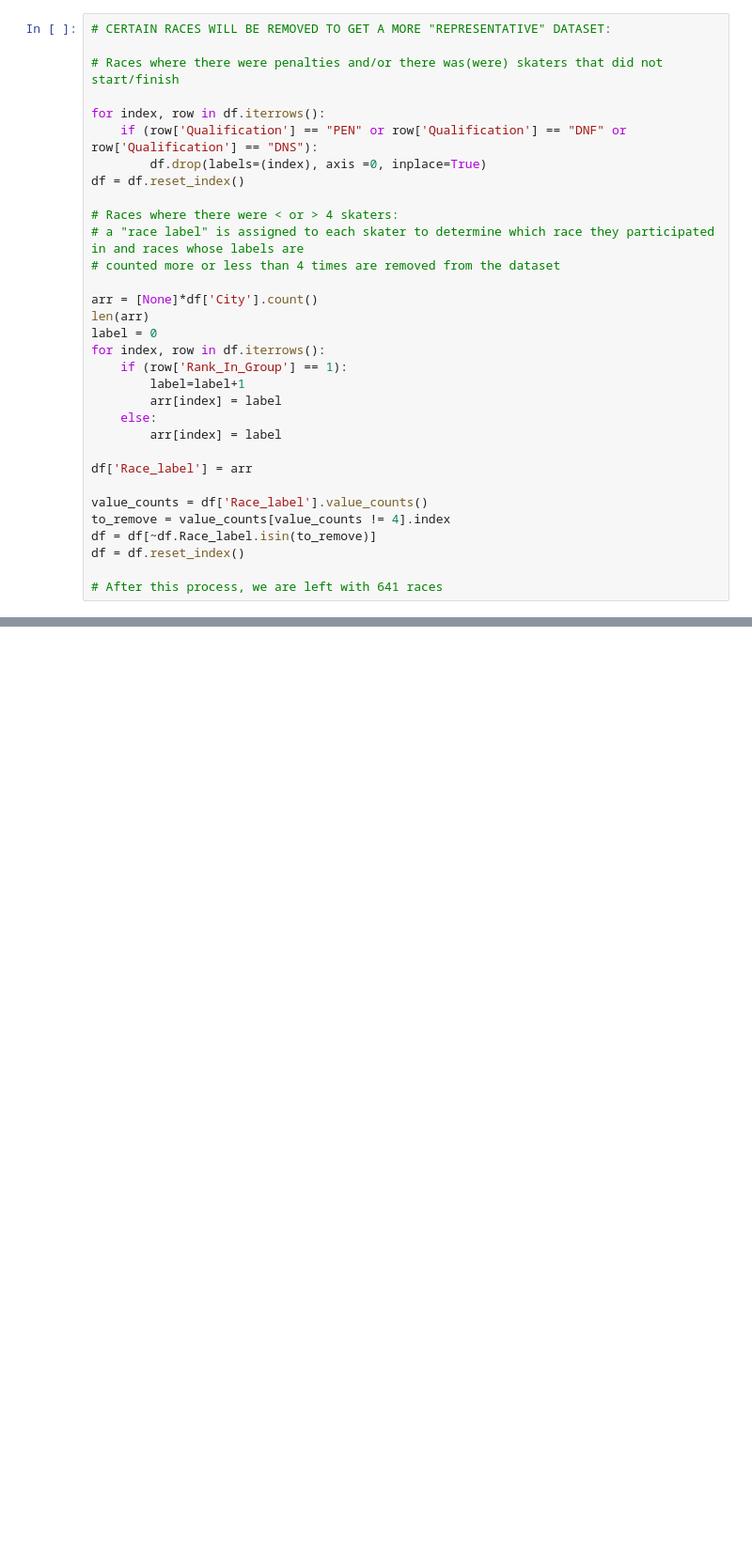
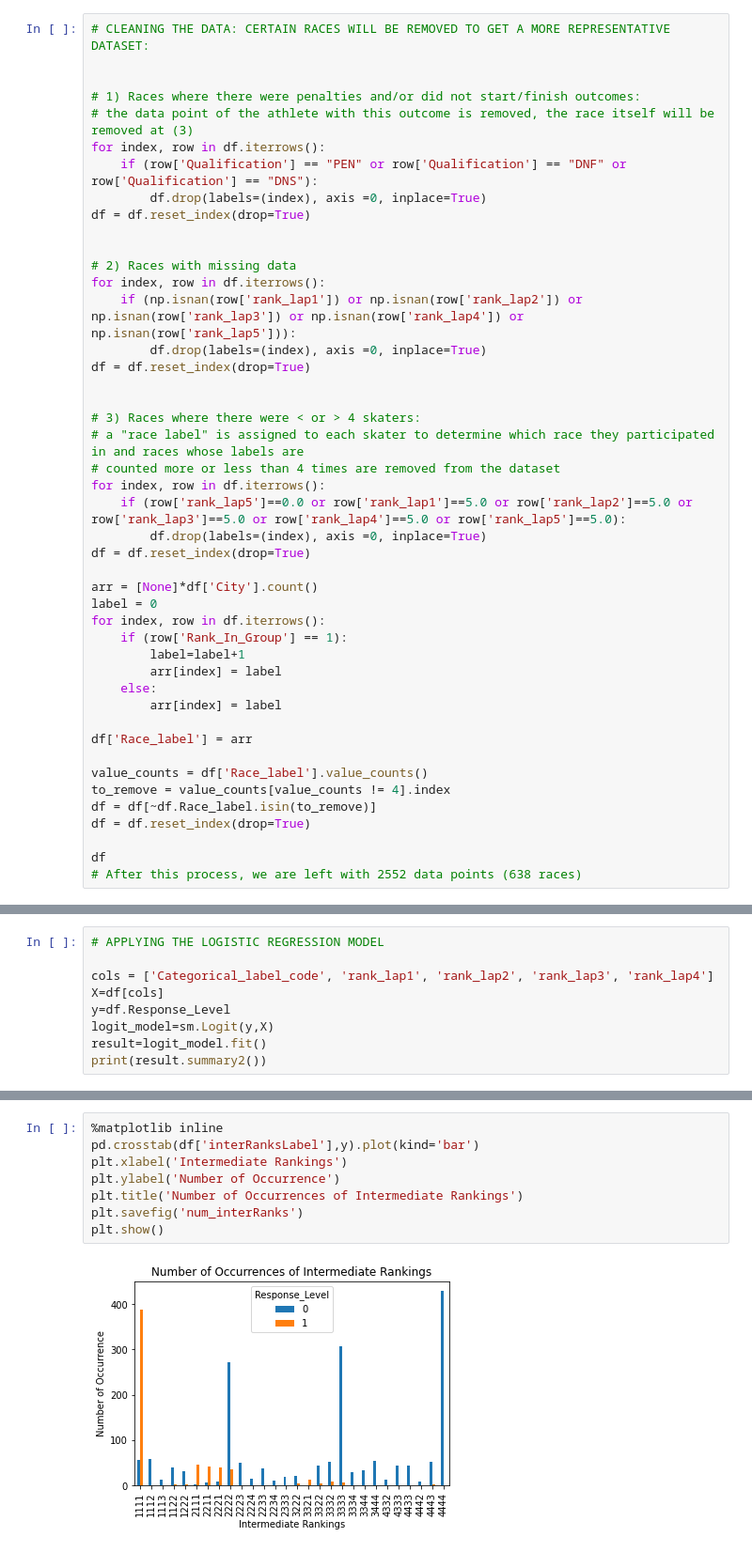
Before and after one commit to v-razon/Speed-Skating, a Jupyter notebook: Python code.ipynb, the cells around one changed output, grey strips where cells are left out. Shown at 94% size. Cells and saved outputs as stored; diff of their text form; blank space fills up the shorter version.

```diff
--- a/Python code.ipynb
+++ b/Python code.ipynb
@@ -37,21 +39,33 @@ df
 | 4266 | 2015/2016 | World Cup | Dordrecht | NED | 2016 | 2 | 12 | 500m | FinalB | 3 | ... | ... |
 4267 rows × 28 columns
 # %%
-# CERTAIN RACES WILL BE REMOVED TO GET A MORE "REPRESENTATIVE" DATASET:
+# CLEANING THE DATA: CERTAIN RACES WILL BE REMOVED TO GET A MORE REPRESENTATIVE DATASET:
 
-# Races where there were penalties and/or there was(were) skaters that did not start/finish
 
+# 1) Races where there were penalties and/or did not start/finish outcomes:
+# the data point of the athlete with this outcome is removed, the race itself will be removed at (3)
 for index, row in df.iterrows():
     if (row['Qualification'] == "PEN" or row['Qualification'] == "DNF" or row['Qualification'] == "DNS"):
         df.drop(labels=(index), axis =0, inplace=True)
-df = df.reset_index()
+df = df.reset_index(drop=True)
 
-# Races where there were < or > 4 skaters:
+
+# 2) Races with missing data
+for index, row in df.iterrows():
+    if (np.isnan(row['rank_lap1']) or np.isnan(row['rank_lap2']) or np.isnan(row['rank_lap3']) or np.isnan(row['rank_lap4']) or np.isnan(row['rank_lap5'])):
+        df.drop(labels=(index), axis =0, inplace=True)
+df = df.reset_index(drop=True)
+
+
+# 3) Races where there were < or > 4 skaters:
 # a "race label" is assigned to each skater to determine which race they participated in and races whose labels are
 # counted more or less than 4 times are removed from the dataset
+for index, row in df.iterrows():
+    if (row['rank_lap5']==0.0 or row['rank_lap1']==5.0 or row['rank_lap2']==5.0 or row['rank_lap3']==5.0 or row['rank_lap4']==5.0 or row['rank_lap5']==5.0):
+        df.drop(labels=(index), axis =0, inplace=True)
+df = df.reset_index(drop=True)
 
 arr = [None]*df['City'].count()
-len(arr)
 label = 0
 for index, row in df.iterrows():
     if (row['Rank_In_Group'] == 1):
@@ -65,6 +79,7 @@ df['Race_label'] = arr
 value_counts = df['Race_label'].value_counts()
 to_remove = value_counts[value_counts != 4].index
 df = df[~df.Race_label.isin(to_remove)]
-df = df.reset_index()
+df = df.reset_index(drop=True)
 
-# After this process, we are left with 641 races
+df
+# After this process, we are left with 2552 data points (638 races)
@@ -81,0 +152,9 @@ ValueError: cannot convert float NaN to integer
+# %%
+# APPLYING THE LOGISTIC REGRESSION MODEL
+
+cols = ['Categorical_label_code', 'rank_lap1', 'rank_lap2', 'rank_lap3', 'rank_lap4']
+X=df[cols]
+y=df.Response_Level
+logit_model=sm.Logit(y,X)
+result=logit_model.fit()
+print(result.summary2())
@@ -81,0 +203,10 @@ ValueError: cannot convert float NaN to integer
+# %%
+%matplotlib inline
+pd.crosstab(df['interRanksLabel'],y).plot(kind='bar')
+plt.xlabel('Intermediate Rankings')
+plt.ylabel('Number of Occurrence')
+plt.title('Number of Occurrences of Intermediate Rankings')
+plt.savefig('num_interRanks')
+plt.show()
+# %% [output]
+[figure, added]
```
Also changed, not shown: parts of 16 cells of this notebook, 2 other files.
